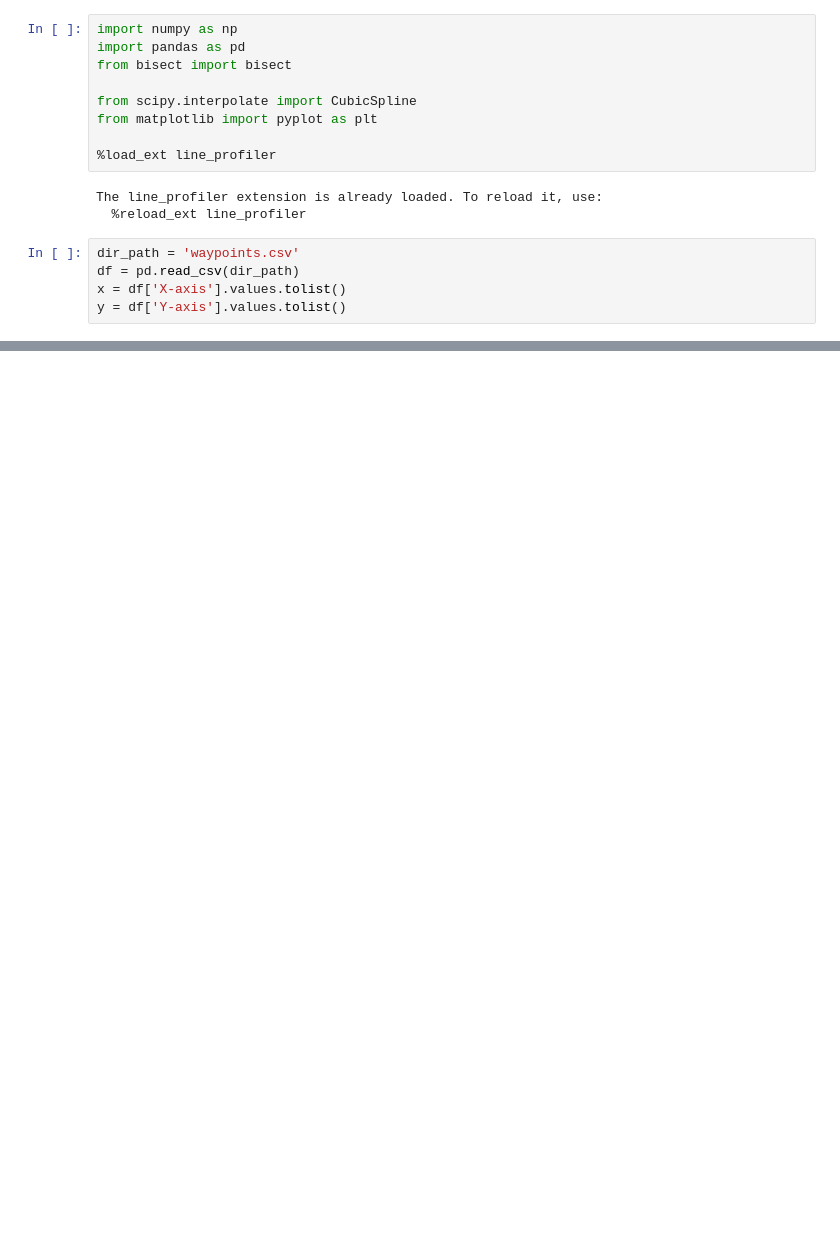
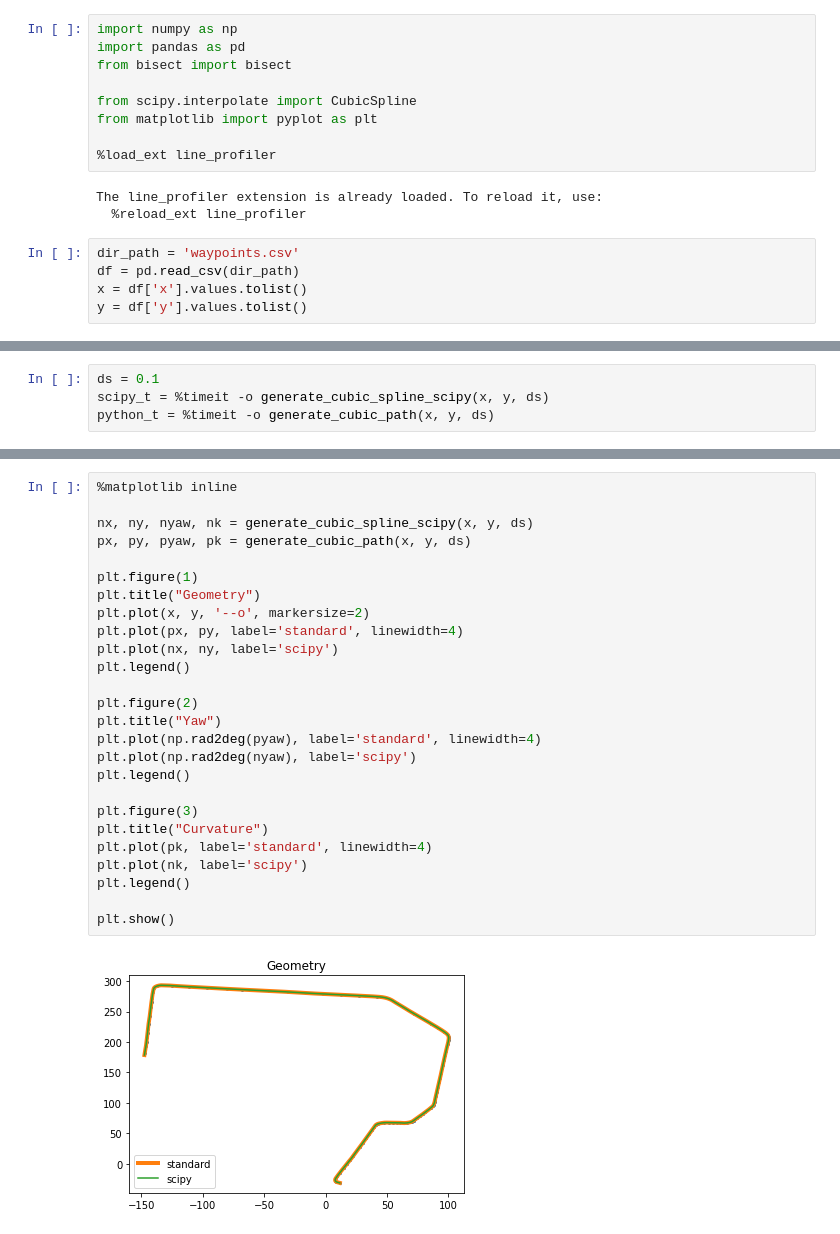
Before and after one commit to winstxnhdw/scipath, a Jupyter notebook: test.ipynb, the cells around one changed output, grey strips where cells are left out. Cells and saved outputs as stored; diff of their text form; blank space fills up the shorter version.

```diff
--- a/test.ipynb
+++ b/test.ipynb
@@ -13,5 +13,5 @@ The line_profiler extension is already loaded. To reload it, use:
 # %%
 dir_path = 'waypoints.csv'
 df = pd.read_csv(dir_path)
-x = df['X-axis'].values.tolist()
-y = df['Y-axis'].values.tolist()
+x = df['x'].values.tolist()
+y = df['y'].values.tolist()
@@ -250,0 +212,4 @@ plt.show()
+# %%
+ds = 0.1
+scipy_t = %timeit -o generate_cubic_spline_scipy(x, y, ds)
+python_t = %timeit -o generate_cubic_path(x, y, ds)
@@ -250,0 +267,28 @@ plt.show()
+# %%
+%matplotlib inline
+
+nx, ny, nyaw, nk = generate_cubic_spline_scipy(x, y, ds)
+px, py, pyaw, pk = generate_cubic_path(x, y, ds)
+
+plt.figure(1)
+plt.title("Geometry")
+plt.plot(x, y, '--o', markersize=2)
+plt.plot(px, py, label='standard', linewidth=4)
+plt.plot(nx, ny, label='scipy')
+plt.legend()
+
+plt.figure(2)
+plt.title("Yaw")
+plt.plot(np.rad2deg(pyaw), label='standard', linewidth=4)
+plt.plot(np.rad2deg(nyaw), label='scipy')
+plt.legend()
+
+plt.figure(3)
+plt.title("Curvature")
+plt.plot(pk, label='standard', linewidth=4)
+plt.plot(nk, label='scipy')
+plt.legend()
+
+plt.show()
+# %% [output]
+[figure, added]
```
Also changed, not shown: parts of 9 cells of this notebook, 2 other files.
